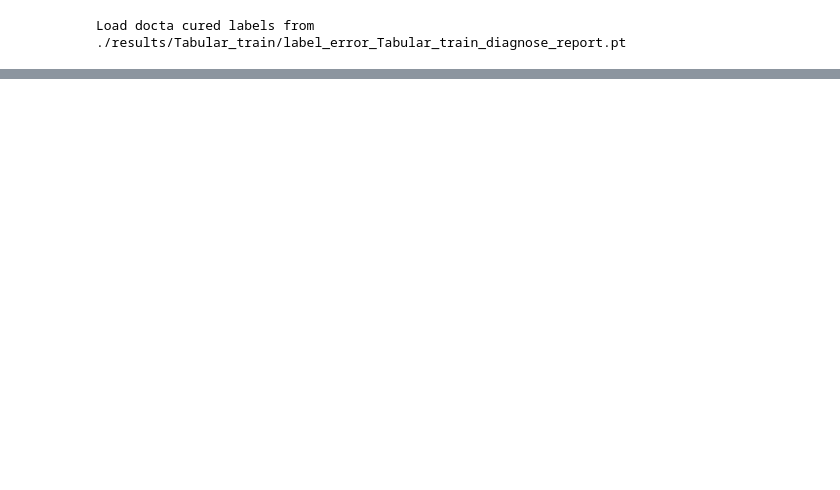
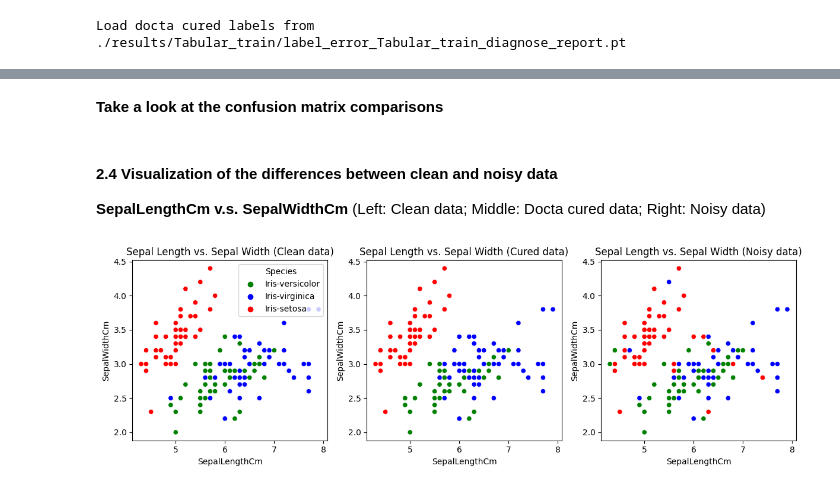
Before and after one commit to Docta-ai/docta, a Jupyter notebook: demo/docta_tabular.ipynb, the cells around one changed output, grey strips where cells are left out. Cells and saved outputs as stored; diff of their text form; code cells hidden in the pictures; blank space fills up the shorter version.

```diff
--- a/demo/docta_tabular.ipynb
+++ b/demo/docta_tabular.ipynb
@@ -9,0 +106,2 @@ sys.path.append(o_path) # set path so that modules from other foloders can be lo
+# %%
+noisy_df, clean_label = process_csv(base_path + 'clean_Iris.csv', e=0.2)
@@ -41,0 +192,3 @@ detected_idx = [detected[i][0] for i in range(len(detected))]
+# %%
+X_noisy = noisy_df.drop('target', axis=1).to_numpy()
+y_noisy = noisy_df['target'].to_numpy()
@@ -60,10 +231,17 @@ cured[0]
 # %%
 # This function takes the docta report, cured labels, and y_noisy as input, outputs a corrected y_train
 import numpy as np
-def cure_y_train(y_noisy, cured_report, thres = 0.6):
+def cure_y_train(y_noisy, cured_report, thres = 0.8):
     y_noisy_copy = np.copy(y_noisy)
+    cnt = 0
     for report in cured_report:
         a, b, c = report
         if c > thres:
             y_noisy_copy[a] = b
-    return y_noisy_copy
+            cnt += 1
+    return y_noisy_copy, cnt
+# %%
+docta_labels, n_cured_labels = cure_y_train(noisy_df['target'].tolist(), cured, thres = 0.6)
+noisy_df['docta_labels'] = docta_labels
+print(f"Docta cured {n_cured_labels} potential label errors!")
+noisy_df.head()
@@ -69,0 +276,28 @@ def cure_y_train(y_noisy, cured_report, thres = 0.6):
+# %% [markdown]
+**Take a look at the confusion matrix comparisons**
+# %% [markdown]
+#### 2.4 Visualization of the differences between clean and noisy data
+
+**SepalLengthCm v.s. SepalWidthCm** (Left: Clean data; Middle: Docta cured data; Right: Noisy data)
+# %%
+color_mapping = {"Iris-setosa": "red", "Iris-versicolor": "green", "Iris-virginica": "blue"}
+fig = plt.figure(figsize=(12, 4))  # Create a figure
+# SepalLengthCm v.s. SepalWidthCm
+ax1 = plt.subplot(131)
+sns.scatterplot(data=clean_iris, x="SepalLengthCm", y="SepalWidthCm", hue="Species", palette=color_mapping, ax=ax1)
+ax1.set_title("Sepal Length vs. Sepal Width (Clean data)")
+
+color_mapping_noise = {1: "green", 2: "blue", 0: "red"}
+
+ax2 = plt.subplot(132)
+sns.scatterplot(data=noisy_df, x="SepalLengthCm", y="SepalWidthCm", hue="docta_labels", palette=color_mapping_noise,  ax=ax2, legend=False)
+ax2.set_title("Sepal Length vs. Sepal Width (Cured data)")
+
+ax3 = plt.subplot(133)
+sns.scatterplot(data=noisy_df, x="SepalLengthCm", y="SepalWidthCm", hue="target", palette=color_mapping_noise,  ax=ax3, legend=False)
+ax3.set_title("Sepal Length vs. Sepal Width (Noisy data)")
+
+plt.tight_layout()  # Adjust the spacing between subplots
+plt.show()
+# %% [output]
+[figure, added]
```
Also changed, not shown: parts of 58 cells of this notebook, 4 other files.
